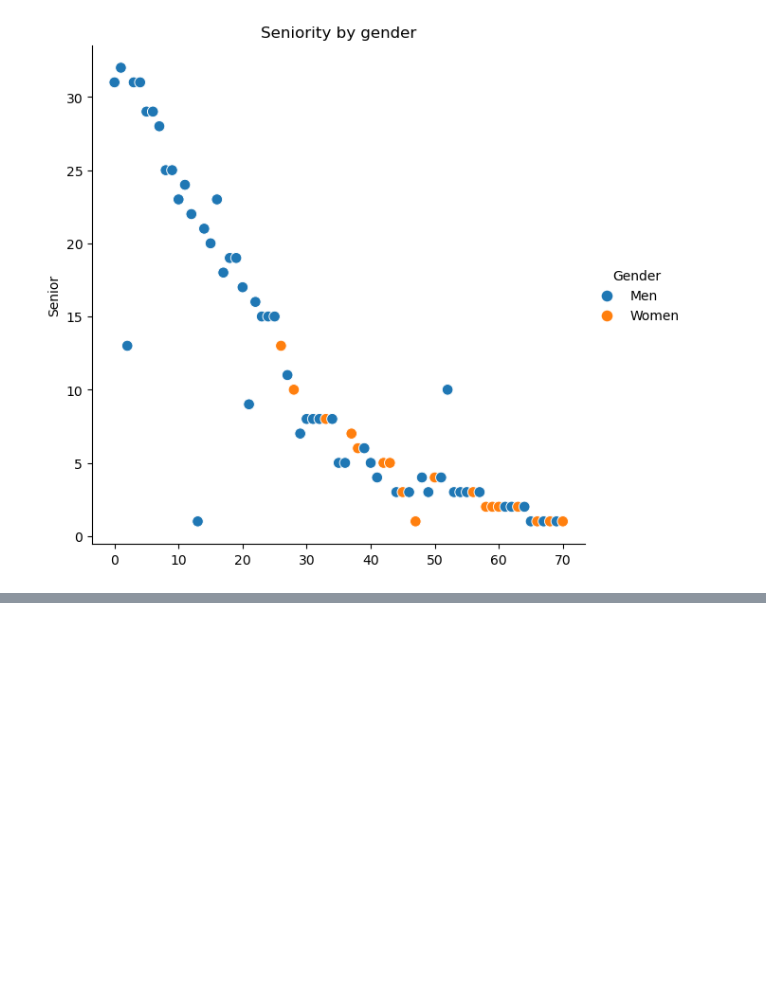
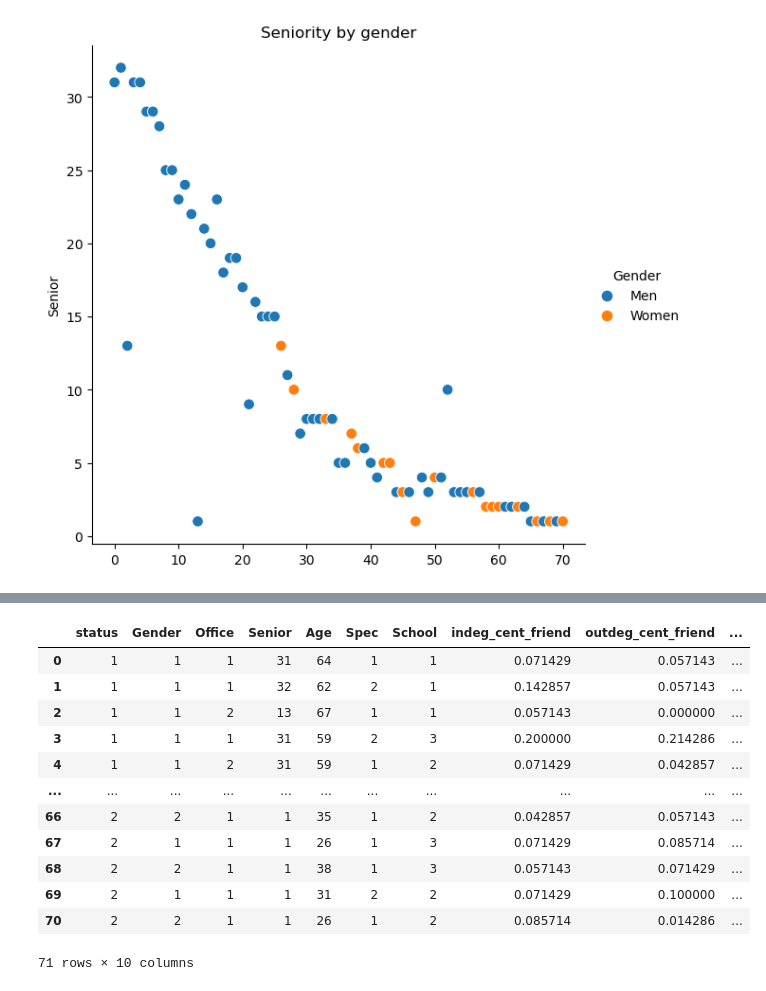
Before and after one commit to jmeynent/R-seaux, a Jupyter notebook: Code.ipynb, the cells around one changed output, grey strips where cells are left out. Cells and saved outputs as stored; diff of their text form; code cells hidden in the pictures; blank space fills up the shorter version.

```diff
--- a/Code.ipynb
+++ b/Code.ipynb
@@ -220,0 +250,4 @@ Note des trus à faire :
+# %%
+df2 = df.merge(indegdf, how='left', left_index=True, right_index=True)
+df2 = df2.drop('index', axis=1)
+df2
@@ -220,0 +268,6 @@ Note des trus à faire :
+# %%
+outdeg = nx.out_degree_centrality(ELfriend)
+outdegdf = pd.DataFrame.from_dict(outdeg, orient='index', columns=['Out-Degree Centrality'])
+outdegdf = outdegdf.sort_index(axis = 0, ascending = True) #We sort by index
+outdegdf = outdegdf.reset_index() #Reset of index to allow merging
+outdegdf
@@ -220,0 +288,4 @@ Note des trus à faire :
+# %%
+df3 = df2.merge(outdegdf, how='left', left_index=True, right_index=True)
+df3 = df3.drop('index', axis=1)
+df3
@@ -220,0 +306,3 @@ Note des trus à faire :
+# %%
+df3 = df3.rename(columns={'In-Degree Centrality': 'indeg_cent_friend', 'Out-Degree Centrality' : 'outdeg_cent_friend'})
+df3
@@ -220,0 +323,22 @@ Note des trus à faire :
+# %%
+indeg = nx.closeness_centrality(ELfriend)
+indegdf = pd.DataFrame.from_dict(indeg, orient='index', columns=['closeness_cent_friend'])
+indegdf = indegdf.sort_index(axis = 0, ascending = True) #We sort by index
+indegdf = indegdf.reset_index() #Reset of index to allow merging
+df4 = df3.merge(indegdf, how='left', left_index=True, right_index=True)
+df4 = df4.drop('index', axis=1)
+df4
+# %% [output]
+|  | status | Gender | Office | Senior | Age | Spec | School | indeg_cent_friend | outdeg_cent_friend | ... |
+| 0 | 1 | 1 | 1 | 31 | 64 | 1 | 1 | 0.071429 | 0.057143 | ... |
+| 1 | 1 | 1 | 1 | 32 | 62 | 2 | 1 | 0.142857 | 0.057143 | ... |
+| 2 | 1 | 1 | 2 | 13 | 67 | 1 | 1 | 0.057143 | 0.000000 | ... |
+| 3 | 1 | 1 | 1 | 31 | 59 | 2 | 3 | 0.200000 | 0.214286 | ... |
+| 4 | 1 | 1 | 2 | 31 | 59 | 1 | 2 | 0.071429 | 0.042857 | ... |
+| ... | ... | ... | ... | ... | ... | ... | ... | ... | ... | ... |
+| 66 | 2 | 2 | 1 | 1 | 35 | 1 | 2 | 0.042857 | 0.057143 | ... |
+| 67 | 2 | 1 | 1 | 1 | 26 | 1 | 3 | 0.071429 | 0.085714 | ... |
+| 68 | 2 | 2 | 1 | 1 | 38 | 1 | 3 | 0.057143 | 0.071429 | ... |
+| 69 | 2 | 1 | 1 | 1 | 31 | 2 | 2 | 0.071429 | 0.100000 | ... |
+| 70 | 2 | 2 | 1 | 1 | 26 | 1 | 2 | 0.085714 | 0.014286 | ... |
+71 rows × 10 columns
```
Also changed, not shown: parts of 15 cells of this notebook.
